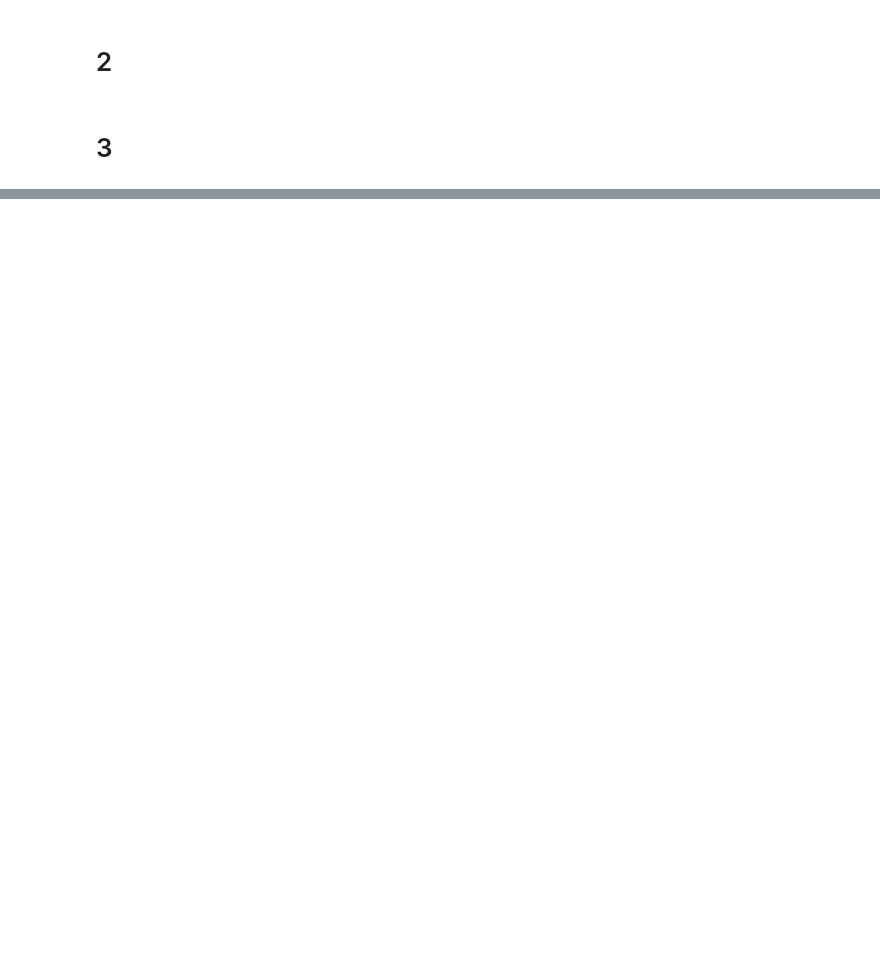
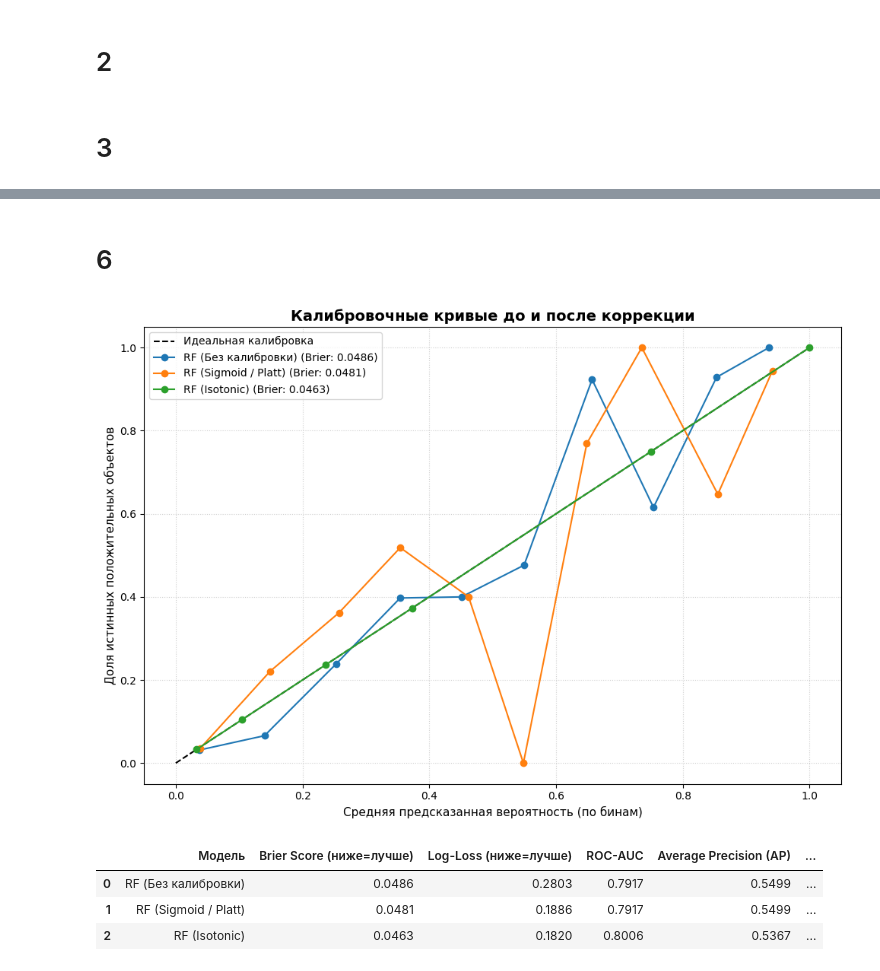
Before and after one commit to DmytryPan/ml-math-base-course, a Jupyter notebook: lab-11/Lab_11_Classification_Metrics.ipynb, the cells around one changed output, grey strips where cells are left out. Cells and saved outputs as stored; diff of their text form; code cells hidden in the pictures; blank space fills up the shorter version.

```diff
--- a/lab-11/Lab_11_Classification_Metrics.ipynb
+++ b/lab-11/Lab_11_Classification_Metrics.ipynb
@@ -571,0 +731,75 @@ plt.show()
+# %% [markdown]
+# 6
+# %%
+from sklearn.calibration import CalibratedClassifierCV, calibration_curve
+from sklearn.metrics import brier_score_loss, log_loss, roc_auc_score, average_precision_score
+
+# Повторно инициализируем базовую модель для чистоты эксперимента
+base_rf = RandomForestClassifier(random_state=42, n_estimators=100)
+base_rf.fit(X_train, y_train)
+
+# Создаем калиброванные версии модели
+calibrated_sigmoid = CalibratedClassifierCV(estimator=base_rf, method='sigmoid', cv='prefit')
+calibrated_isotonic = CalibratedClassifierCV(estimator=base_rf, method='isotonic', cv='prefit')
+
+calibrated_sigmoid.fit(X_test, y_test) # Для cv='prefit' калибровка настраивается на тестовой/валидационной
+calibrated_isotonic.fit(X_test, y_test)
+
+# Словарь со всеми версиями модели для итерации
+models_to_compare = {
+    "RF (Без калибровки)": base_rf,
+    "RF (Sigmoid / Platt)": calibrated_sigmoid,
+    "RF (Isotonic)": calibrated_isotonic
+}
+
+results_calibration = []
+
+# Настройка графика калибровочных кривых
+plt.figure(figsize=(10, 7))
+plt.plot([0, 1], [0, 1], "k--", label="Идеальная калибровка")
+
+for name, model in models_to_compare.items():
+    # Получаем вероятности положительного класса
+    probs = model.predict_proba(X_test)[:, 1]
+
+    # Расчет метрик
+    bs = brier_score_loss(y_test, probs)
+    ll = log_loss(y_test, probs)
+    roc_auc = roc_auc_score(y_test, probs)
+    ap = average_precision_score(y_test, probs)
+    mean_prob = np.mean(probs)
+    true_ratio = np.mean(y_test)
+
+    # Сохраняем результаты
+    results_calibration.append({
+        "Модель": name,
+        "Brier Score (ниже=лучше)": bs,
+        "Log-Loss (ниже=лучше)": ll,
+        "ROC-AUC": roc_auc,
+        "Average Precision (AP)": ap,
+        "Средняя предск. вер-ть": mean_prob,
+        "Доля класса 1 в тест выборке": true_ratio
+    })
+
+    # Расчет точек для калибровочной кривой
+    prob_true, prob_pred = calibration_curve(y_test, probs, n_bins=10, strategy='uniform')
+    plt.plot(prob_pred, prob_true, marker='o', label=f'{name} (Brier: {bs:.4f})')
+
+# Оформление графика
+plt.title('Калибровочные кривые до и после коррекции', fontsize=14, fontweight='bold')
+plt.xlabel('Средняя предсказанная вероятность (по бинам)', fontsize=11)
+plt.ylabel('Доля истинных положительных объектов', fontsize=11)
+plt.grid(True, linestyle=':', alpha=0.6)
+plt.legend(fontsize=10)
+plt.tight_layout()
+plt.show()
+
+# Сводная таблица результатов
+df_calib_results = pd.DataFrame(results_calibration)
+display(df_calib_results.round(4))
+# %% [output]
+[figure, added]
+|  | Модель | Brier Score (ниже=лучше) | Log-Loss (ниже=лучше) | ROC-AUC | Average Precision (AP) | ... |
+| 0 | RF (Без калибровки) | 0.0486 | 0.2803 | 0.7917 | 0.5499 | ... |
+| 1 | RF (Sigmoid / Platt) | 0.0481 | 0.1886 | 0.7917 | 0.5499 | ... |
+| 2 | RF (Isotonic) | 0.0463 | 0.1820 | 0.8006 | 0.5367 | ... |
```
Also changed, not shown: parts of 10 cells of this notebook.
